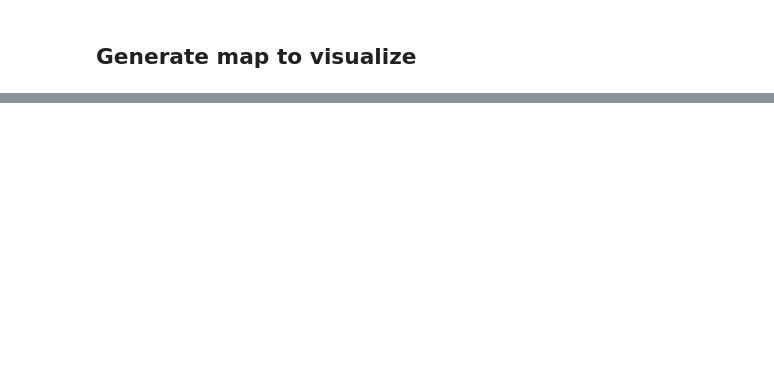
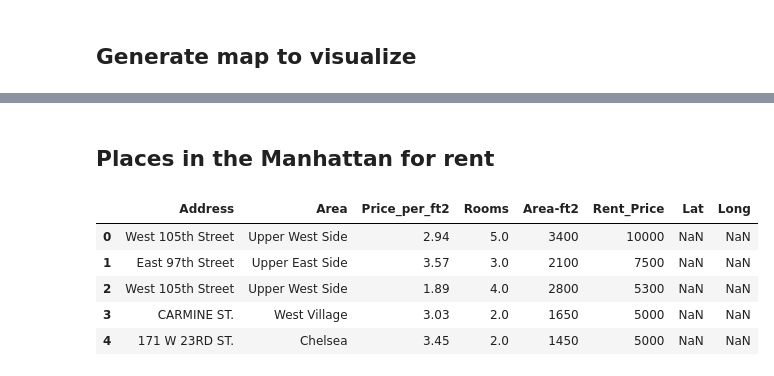
Before and after one commit to Emharsh/Coursera_Capstone, a Jupyter notebook: Coursera_Capstone.ipynb, the cells around one changed output, grey strips where cells are left out. Cells and saved outputs as stored; diff of their text form; code cells hidden in the pictures; blank space fills up the shorter version.

```diff
--- a/Coursera_Capstone.ipynb
+++ b/Coursera_Capstone.ipynb
@@ -235,0 +305,16 @@ dataframe4
+# %% [markdown]
+## Places in the Manhattan for rent
+# %%
+body = client_09aac778b57d42f2a3f89dd160133d1c.get_object(Bucket='datascience-donotdelete-pr-ku7h6sj7wlfz9e',Key='MH_flats_price.csv')['Body']
+# add missing __iter__ method, so pandas accepts body as file-like object
+if not hasattr(body, "__iter__"): body.__iter__ = types.MethodType( __iter__, body )
+
+df_data_3 = pd.read_csv(body)
+df_data_3.head()
+# %% [output]
+|  | Address | Area | Price_per_ft2 | Rooms | Area-ft2 | Rent_Price | Lat | Long |
+| 0 | West 105th Street | Upper West Side | 2.94 | 5.0 | 3400 | 10000 | NaN | NaN |
+| 1 | East 97th Street | Upper East Side | 3.57 | 3.0 | 2100 | 7500 | NaN | NaN |
+| 2 | West 105th Street | Upper West Side | 1.89 | 4.0 | 2800 | 5300 | NaN | NaN |
+| 3 | CARMINE ST. | West Village | 3.03 | 2.0 | 1650 | 5000 | NaN | NaN |
+| 4 | 171 W 23RD ST. | Chelsea | 3.45 | 2.0 | 1450 | 5000 | NaN | NaN |
```
Also changed, not shown: parts of 30 cells of this notebook.
